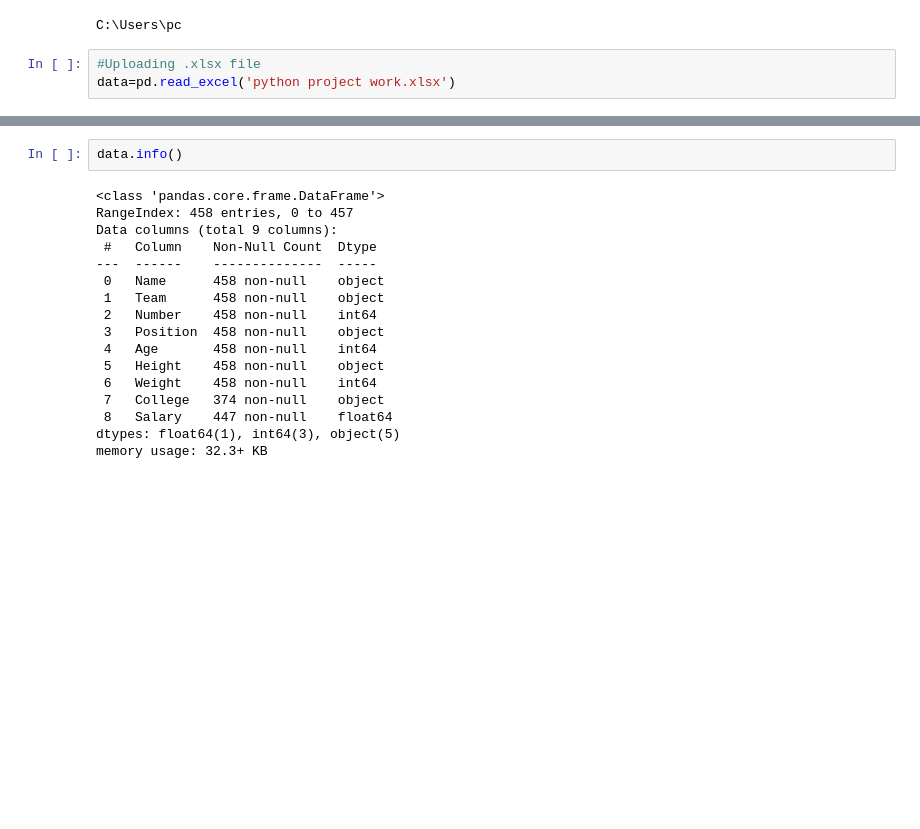
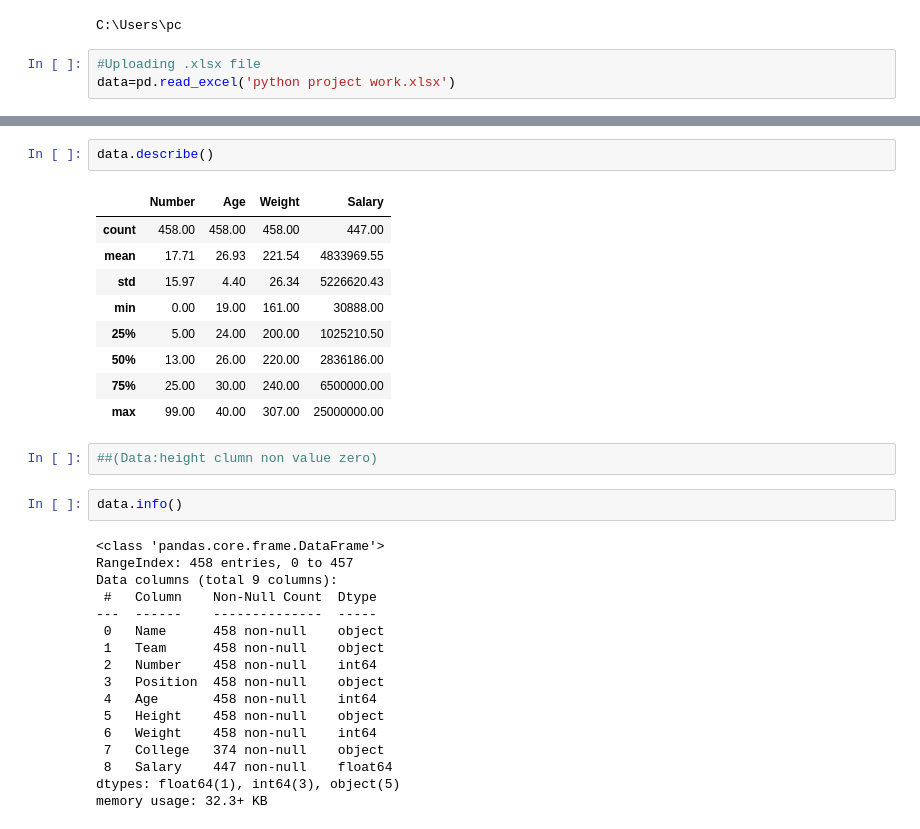
Before and after one commit to RVM41/PYTHON, a Jupyter notebook: Module-4_Python_Module_End_Project/Module 4_Python _Project.ipynb, the cells around one changed output, grey strips where cells are left out. Cells and saved outputs as stored; diff of their text form; blank space fills up the shorter version.

```diff
--- a/Module-4_Python_Module_End_Project/Module 4_Python _Project.ipynb
+++ b/Module-4_Python_Module_End_Project/Module 4_Python _Project.ipynb
@@ -37,3 +37,17 @@ data.head(10)
+# %%
+data.describe()
+# %% [output]
+|  | Number | Age | Weight | Salary |
+| count | 458.00 | 458.00 | 458.00 | 447.00 |
+| mean | 17.71 | 26.93 | 221.54 | 4833969.55 |
+| std | 15.97 | 4.40 | 26.34 | 5226620.43 |
+| min | 0.00 | 19.00 | 161.00 | 30888.00 |
+| 25% | 5.00 | 24.00 | 200.00 | 1025210.50 |
+| 50% | 13.00 | 26.00 | 220.00 | 2836186.00 |
+| 75% | 25.00 | 30.00 | 240.00 | 6500000.00 |
+| max | 99.00 | 40.00 | 307.00 | 25000000.00 |
+# %%
+##(Data:height clumn non value zero)
 # %%
 data.info()
 # %% [output]
```
Also changed, not shown: parts of 11 cells of this notebook.
